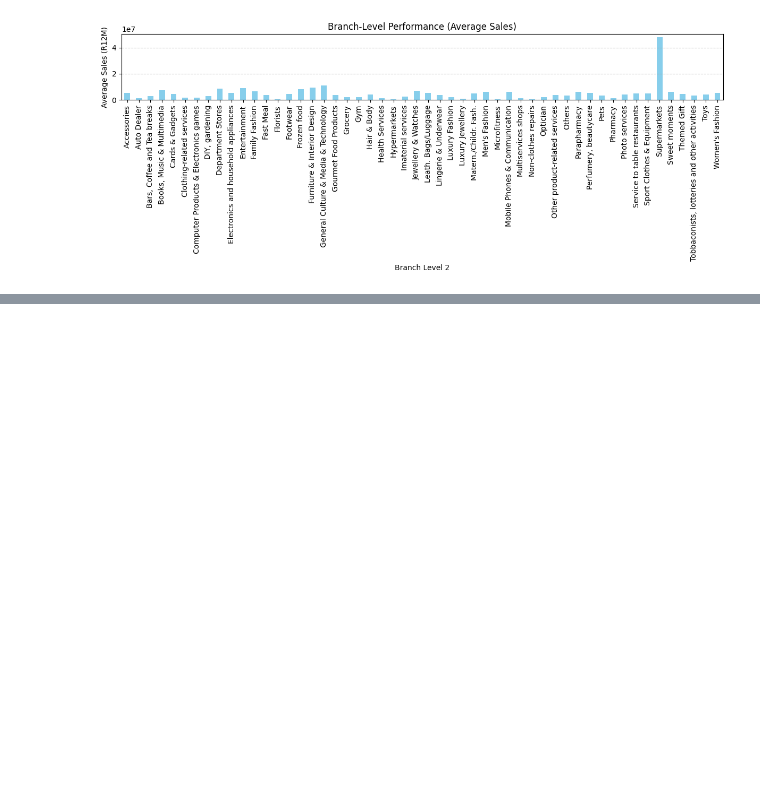
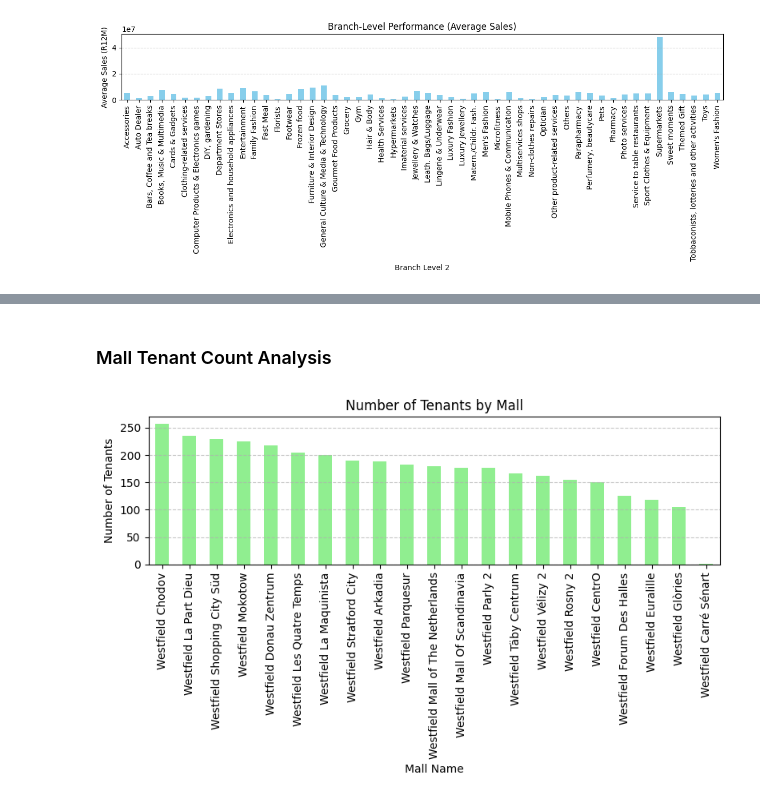
Before and after one commit to tesscln/URW_datachallenge, a Jupyter notebook: notebooks/merge_tess_2nd_dataset.ipynb, the cells around one changed output, grey strips where cells are left out. Saved outputs shown, nothing was run; the diff lists cells and outputs as text; code cells hidden in the pictures; blank space fills up the shorter version.

```diff
--- a/notebooks/merge_tess_2nd_dataset.ipynb
+++ b/notebooks/merge_tess_2nd_dataset.ipynb
@@ -229,0 +246,16 @@ plt.show()
+# %% [markdown]
+### Mall Tenant Count Analysis
+# %%
+mall_tenants = df['mall_name'].value_counts()
+
+plt.figure(figsize=(8, 5))
+mall_tenants.sort_values(ascending=False).plot(kind='bar', color='lightgreen')
+plt.title('Number of Tenants by Mall')
+plt.xlabel('Mall Name')
+plt.ylabel('Number of Tenants')
+plt.xticks(rotation=90)
+plt.grid(axis='y', linestyle='--', alpha=0.7)
+plt.tight_layout()
+plt.show()
+# %% [output]
+[figure, added]
```
Also changed, not shown: parts of 3 cells of this notebook.
